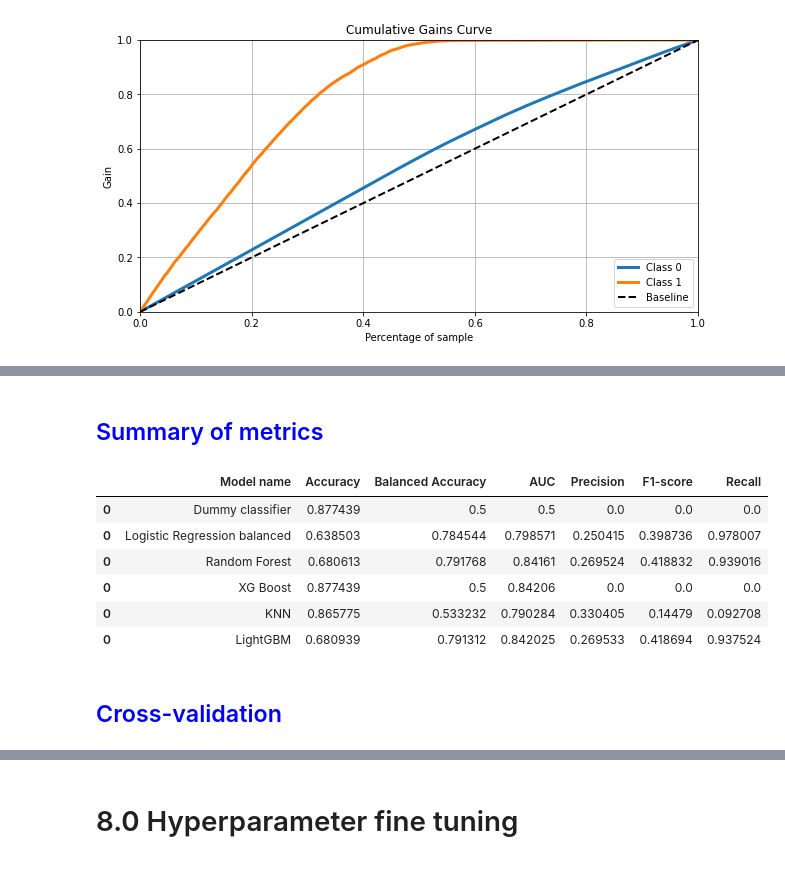
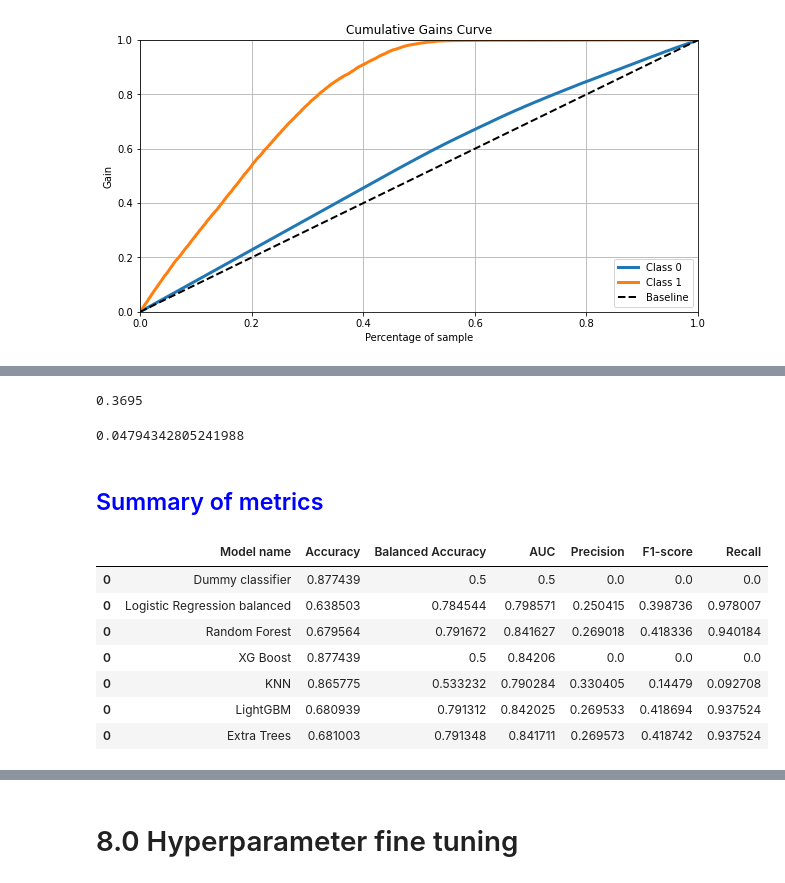
Before and after one commit to GustavoHBDuarte/health-insurance, a Jupyter notebook: notebook_main.ipynb, the cells around one changed output, grey strips where cells are left out. Cells and saved outputs as stored; diff of their text form; code cells hidden in the pictures.

```diff
--- a/notebook_main.ipynb
+++ b/notebook_main.ipynb
@@ -1501,0 +1513,11 @@ recall_at_k(X_test, y_test, pred_proba_model, k=2000)
+# %%
+model_name = 'Extra Trees'
+
+model = ExtraTreesClassifier(n_jobs=-1, class_weight='balanced')
+
+
+df_extra_trees = get_model_metrics(model_name, model, X_train_rf, y_train, X_test_rf, y_test)
+
+pred_proba_model = model.predict_proba(X_test_rf)
+
+df_extra_trees
@@ -1502,14 +1566,25 @@ recall_at_k(X_test, y_test, pred_proba_model, k=2000)
+# %%
+# Calculating Precision @ k
+
+precision_at_k(X_test, y_test, pred_proba_model, k=2000)
+# %% [output]
+0.3695
+# %%
+# Calculating Precision @ k
+
+recall_at_k(X_test, y_test, pred_proba_model, k=2000)
+# %% [output]
+0.04794342805241988
 # %% [markdown]
 ## <font color="blue"> Summary of metrics </font>
 # %%
-pd.concat([df_baseline, df_log_reg, df_rf, df_xgb, df_knn, df_lgbm])
+pd.concat([df_baseline, df_log_reg, df_rf, df_xgb, df_knn, df_lgbm, df_extra_trees])
 # %% [output]
 |  | Model name | Accuracy | Balanced Accuracy | AUC | Precision | F1-score | Recall |
 | 0 | Dummy classifier | 0.877439 | 0.5 | 0.5 | 0.0 | 0.0 | 0.0 |
 | 0 | Logistic Regression balanced | 0.638503 | 0.784544 | 0.798571 | 0.250415 | 0.398736 | 0.978007 |
-| 0 | Random Forest | 0.680613 | 0.791768 | 0.84161 | 0.269524 | 0.418832 | 0.939016 |
+| 0 | Random Forest | 0.679564 | 0.791672 | 0.841627 | 0.269018 | 0.418336 | 0.940184 |
 | 0 | XG Boost | 0.877439 | 0.5 | 0.84206 | 0.0 | 0.0 | 0.0 |
 | 0 | KNN | 0.865775 | 0.533232 | 0.790284 | 0.330405 | 0.14479 | 0.092708 |
 | 0 | LightGBM | 0.680939 | 0.791312 | 0.842025 | 0.269533 | 0.418694 | 0.937524 |
+| 0 | Extra Trees | 0.681003 | 0.791348 | 0.841711 | 0.269573 | 0.418742 | 0.937524 |
-# %% [markdown]
-## <font color="blue"> Cross-validation </font>
```
Also changed, not shown: parts of 66 cells of this notebook.
